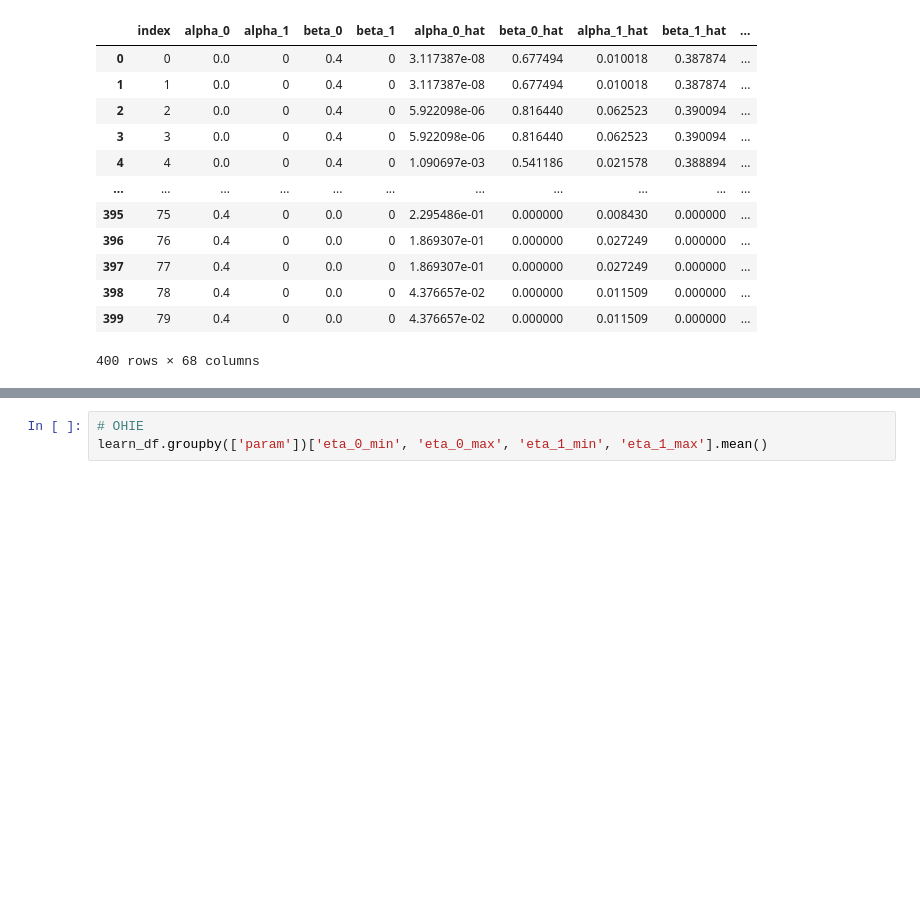
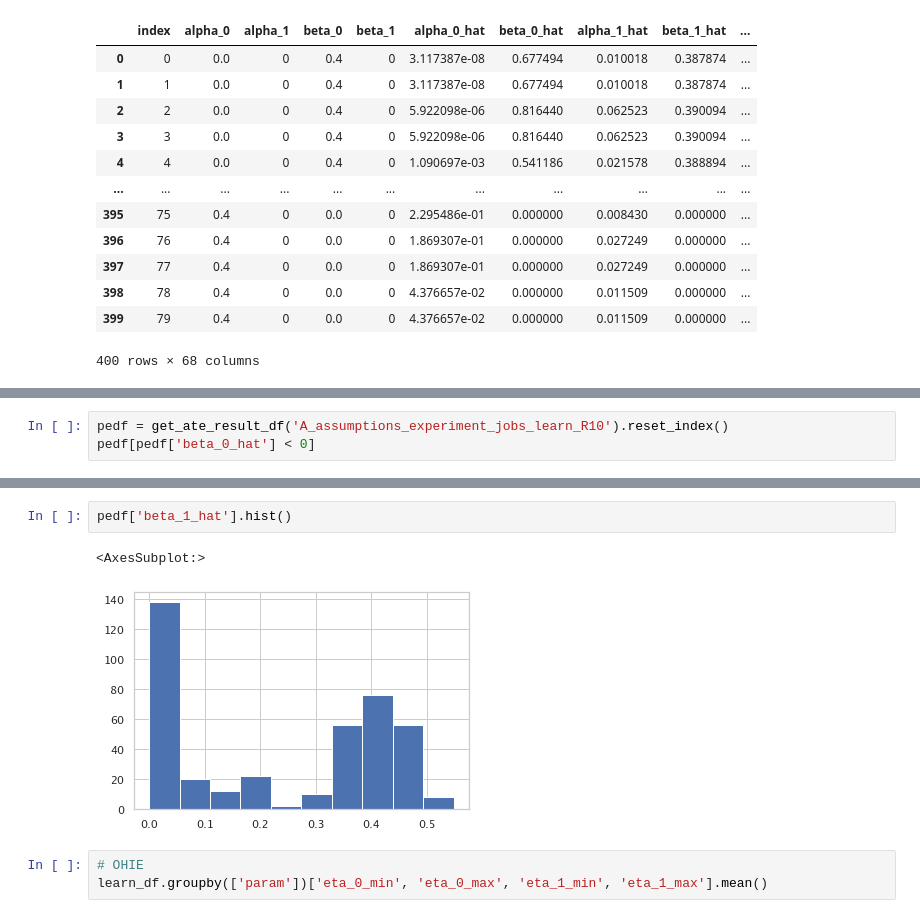
Before and after one commit to lguerdan/counterfactual-decision-support, a Jupyter notebook: notebook_results.ipynb, the cells around one changed output, grey strips where cells are left out. Saved outputs shown, nothing was run; the diff lists cells and outputs as text; blank space fills up the shorter version.

```diff
--- a/notebook_results.ipynb
+++ b/notebook_results.ipynb
@@ -518,0 +504,3 @@ Name: ate, Length: 400, dtype: float64
+# %%
+pedf = get_ate_result_df('A_assumptions_experiment_jobs_learn_R10').reset_index()
+pedf[pedf['beta_0_hat'] < 0]
@@ -519,3 +526,8 @@ Name: ate, Length: 400, dtype: float64
+# %%
+pedf['beta_1_hat'].hist()
+# %% [output]
+<AxesSubplot:>
+[figure, added]
 # %%
 # OHIE
 learn_df.groupby(['param'])['eta_0_min', 'eta_0_max', 'eta_1_min', 'eta_1_max'].mean()
```
Also changed, not shown: parts of 13 cells of this notebook, 7 other files.
